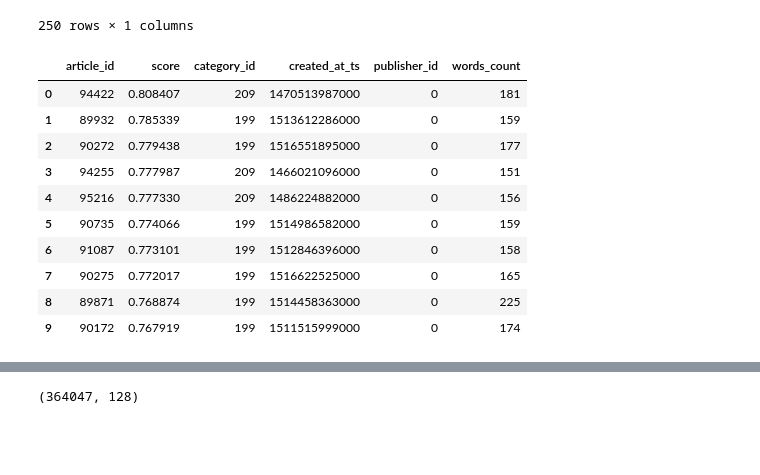
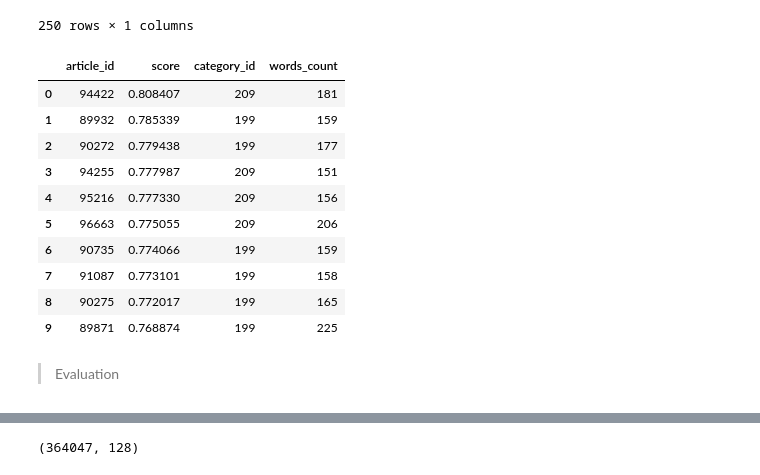
Before and after one commit to amadousysada/content-recommendation, a Jupyter notebook: analyse-exploratoire.ipynb, the cells around one changed output, grey strips where cells are left out. Saved outputs shown, nothing was run; the diff lists cells and outputs as text; code cells hidden in the pictures; blank space fills up the shorter version.

```diff
--- a/analyse-exploratoire.ipynb
+++ b/analyse-exploratoire.ipynb
@@ -120,0 +118,2 @@ article_ids = clicks_sample.click_article_id.tolist()
+# %%
+clicks_sample.rename(columns={'click_article_id': 'article_id'}, inplace=True)
@@ -120,0 +210,2 @@ article_ids = clicks_sample.click_article_id.tolist()
+# %%
+already_seen = get_articles_clicked(user_id=681, clicked_df=clicks_sample)
@@ -132,7 +331,7 @@ def get_article_profiles(ids):
 
 def build_users_profile(person_id, interactions_indexed_df):
     clicks_person_df = clicks_sample.loc[clicks_sample.user_id==person_id]
-    user_article_profiles = get_article_profiles(clicks_person_df['click_article_id'])
+    user_article_profiles = get_article_profiles(clicks_person_df['article_id'])
 
     #user_article_strengths = np.array(interactions_person_df['eventStrength']).reshape(-1,1)
     #Weighted average of article profiles by the interactions strength
@@ -213,23 +412,23 @@ class ContentBasedRecommender:
 
             recommendations_df = recommendations_df.merge(self.items_df, how = 'left',
                                                           left_on = 'article_id',
-                                                          right_on = 'article_id')[['article_id', 'score','category_id', 'created_at_ts', 'publisher_id', 'words_count']]
+                                                          right_on = 'article_id')[['article_id', 'score','category_id', 'words_count']]
 
         return recommendations_df
-
-content_based_recommender_model = ContentBasedRecommender(articles_metadata)
 # %%
-already_seen = clicks_sample.loc[clicks_sample.user_id==50, 'click_article_id'].tolist()
+content_based_recommender_model = ContentBasedRecommender(articles_metadata)
 content_based_recommender_model.recommend_items(user_id=50, items_to_ignore=already_seen, topn=10, verbose=True)
 # %% [output]
-|  | article_id | score | category_id | created_at_ts | publisher_id | words_count |
-| 0 | 94422 | 0.808407 | 209 | 1470513987000 | 0 | 181 |
-| 1 | 89932 | 0.785339 | 199 | 1513612286000 | 0 | 159 |
-| 2 | 90272 | 0.779438 | 199 | 1516551895000 | 0 | 177 |
-| 3 | 94255 | 0.777987 | 209 | 1466021096000 | 0 | 151 |
-| 4 | 95216 | 0.777330 | 209 | 1486224882000 | 0 | 156 |
-| 5 | 90735 | 0.774066 | 199 | 1514986582000 | 0 | 159 |
-| 6 | 91087 | 0.773101 | 199 | 1512846396000 | 0 | 158 |
-| 7 | 90275 | 0.772017 | 199 | 1516622525000 | 0 | 165 |
-| 8 | 89871 | 0.768874 | 199 | 1514458363000 | 0 | 225 |
-| 9 | 90172 | 0.767919 | 199 | 1511515999000 | 0 | 174 |
+|  | article_id | score | category_id | words_count |
+| 0 | 94422 | 0.808407 | 209 | 181 |
+| 1 | 89932 | 0.785339 | 199 | 159 |
+| 2 | 90272 | 0.779438 | 199 | 177 |
+| 3 | 94255 | 0.777987 | 209 | 151 |
+| 4 | 95216 | 0.777330 | 209 | 156 |
+| 5 | 96663 | 0.775055 | 209 | 206 |
+| 6 | 90735 | 0.774066 | 199 | 159 |
+| 7 | 91087 | 0.773101 | 199 | 158 |
+| 8 | 90275 | 0.772017 | 199 | 165 |
+| 9 | 89871 | 0.768874 | 199 | 225 |
+# %% [markdown]
+> Evaluation
```
Also changed, not shown: parts of 30 cells of this notebook.
